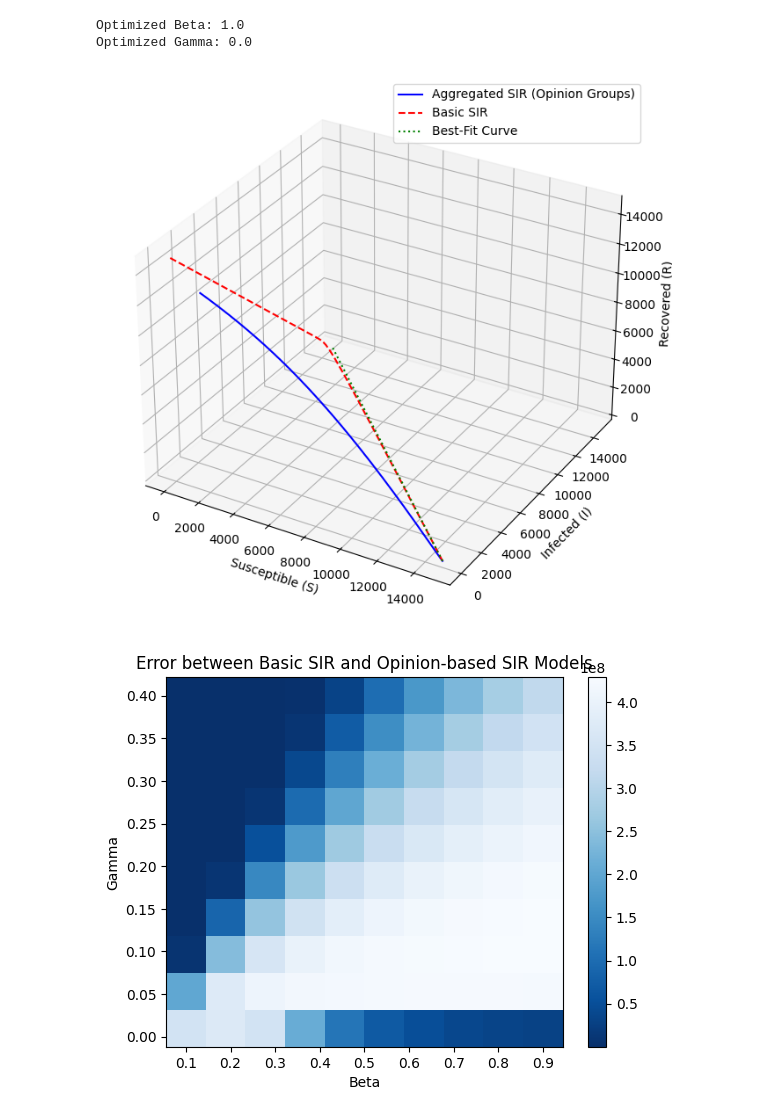
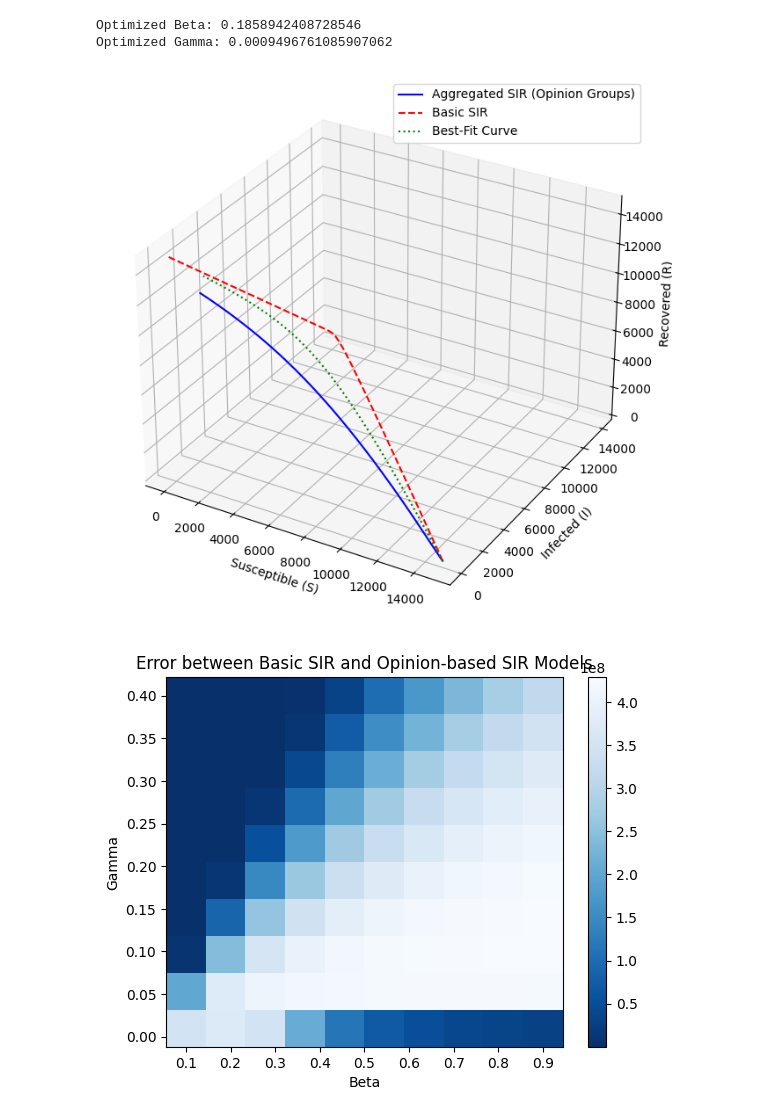
Before and after one commit to mohdkashifansari/Influence_of_Opinion_Dynamics_on_Disease_Spread, a Jupyter notebook: Final_Code_11_07.ipynb, the cells around one changed output. Drawn from its saved outputs; the diff is of its cells as text; code cells hidden in the pictures.

Commit message:
Optimize SIR Model and Opinion dynamics notebook with improved beta and gamma values

```diff
--- a/Final_Code_11_07.ipynb
+++ b/Final_Code_11_07.ipynb
@@ -168,8 +168,8 @@ def objective(params):
 initial_guess = [0.7, 0.01]
 
 # Perform the optimization to find the best-fit beta and gamma values
-result = minimize(objective, initial_guess, bounds=[(0, 1), (0, 1)])
-optimized_beta, optimized_gamma = result.x
+result = minimize(objective, initial_guess, bounds=[(0, N), (0, N)])
+optimized_beta, optimized_gamma = result.x /1000
 
 print(f"Optimized Beta: {optimized_beta}")
 print(f"Optimized Gamma: {optimized_gamma}")
@@ -211,34 +211,34 @@ def plot_3d_combined_with_fit(aggregated_S, aggregated_I, aggregated_R, basic_S,
     ax.set_xlabel('Susceptible (S)')
     ax.set_ylabel('Infected (I)')
     ax.set_zlabel('Recovered (R)')
 
     ax.legend()
     plt.show()
 
 # Call the plotting function with optimized parameters
 plot_3d_combined_with_fit(aggregated_n_S, aggregated_n_I, aggregated_n_R, basic_S, basic_I, basic_R, aggregated_n_S_opt, aggregated_n_I_opt, aggregated_n_R_opt)
 
 # Define the range of beta and gamma values for the grid search
 beta_vals = np.linspace(0.1, 0.9, 10)
 gamma_vals = np.linspace(0.01, 0.4, 10)
 errors = np.zeros((len(beta_vals), len(gamma_vals)))
 
 # Compute the error for each combination of beta and gamma values
 for i, beta_a in enumerate(beta_vals):
     for j, gamma_a in enumerate(gamma_vals):
         errors[i, j] = objective([beta_a, gamma_a])
 
 # Plot the error heatmap
 fig, ax = plt.subplots()
 c = ax.pcolormesh(beta_vals, gamma_vals, errors.T, cmap='Blues_r', shading='auto')
 ax.set_xlabel('Beta')
 ax.set_ylabel('Gamma')
 fig.colorbar(c, ax=ax)
 plt.title('Error between Basic SIR and Opinion-based SIR Models')
 plt.show()
 # %% [output]
 [figure]
-Optimized Beta: 1.0
-Optimized Gamma: 0.0
+Optimized Beta: 0.1858942408728546
+Optimized Gamma: 0.0009496761085907062
-[figure, old version]
+[figure, new version]
 [figure]
```
